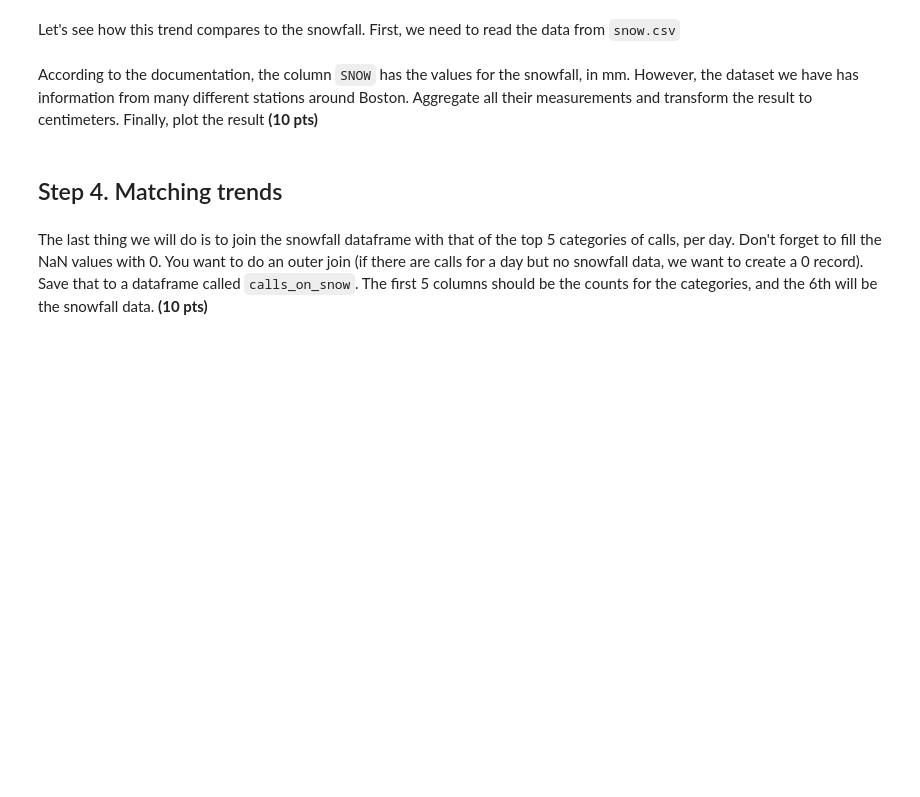
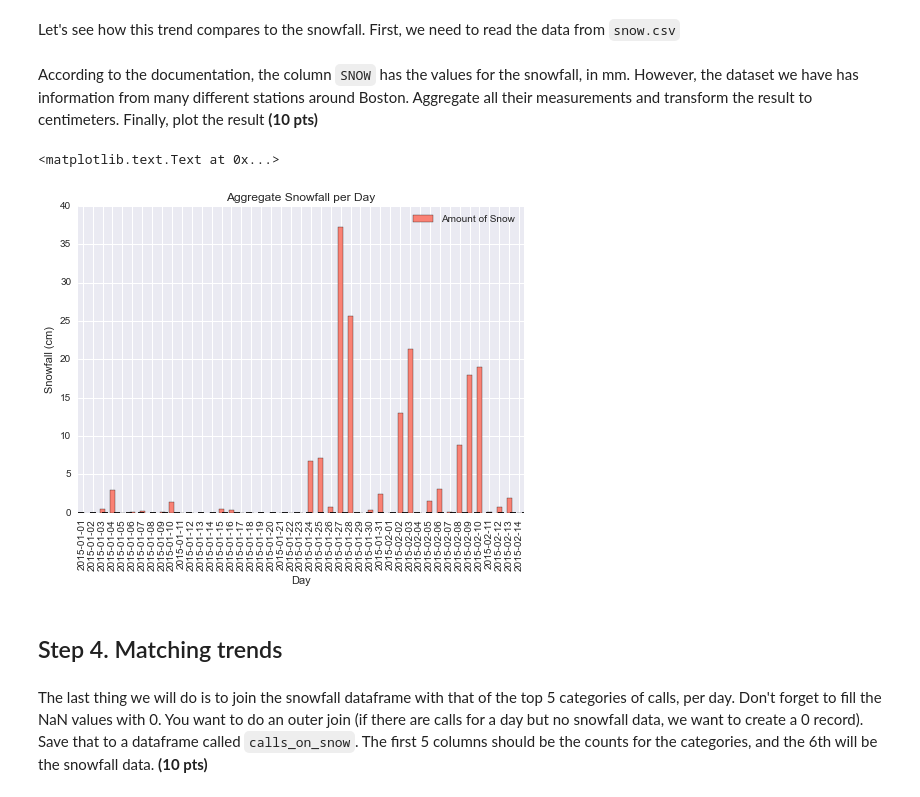
Before and after one commit to Sridevi-Suresh/spring-2015-homeworks, a Jupyter notebook: submissions/Homework-2/2.Pandas-in-Boston.ipynb, the cells around one changed output. Cells and saved outputs as stored; diff of their text form; code cells hidden in the pictures; blank space fills up the shorter version.

```diff
--- a/submissions/Homework-2/2.Pandas-in-Boston.ipynb
+++ b/submissions/Homework-2/2.Pandas-in-Boston.ipynb
@@ -154,3 +319,39 @@ According to the documentation, the column `SNOW` has the values for the snowfal
+# %%
+snow_day = snow_data.groupby(pd.Grouper(key = 'DATE', freq = '24h'))
+
+agg_snow = {}
+count_per_day = {}
+for key, value in snow_day:
+    for i in value['SNOW'].values[:]:
+        k = key.date()
+        if k in agg_snow.keys():
+            if i >= 0:
+                agg_snow[k] += i
+                count_per_day[k] += 1
+        else:
+            if i >= 0:
+                agg_snow[k] = i
+                count_per_day[k] = 1
+
+agg_snow_days = []
+for item in agg_snow.keys():
+    agg_snow_days.append(item)
+    agg_snow[item] = (agg_snow[item]/count_per_day[item])/10.0
+
+agg_snow_days = sorted(agg_snow_days)
+all_snow = []
+for item in agg_snow_days:
+    key = str(item)
+    all_snow.append(agg_snow[item])
+
+colors = [0.9803921568627451, 0.5058823529411764, 0.4549019607843137]
+all_the_snow =pd.DataFrame(all_snow,columns=['Amount of Snow'],index= agg_snow_days)
+ax = all_the_snow.plot(kind='bar', title = 'Aggregate Snowfall per Day', color = colors)
+ax.set_xlabel('Day')
+ax.set_ylabel('Snowfall (cm)')
+# %% [output]
+<matplotlib.text.Text at 0x...>
+[figure, added]
 # %% [markdown]
 ## Step 4. Matching trends
 # %% [markdown]
```
Also changed, not shown: parts of 17 cells of this notebook.
